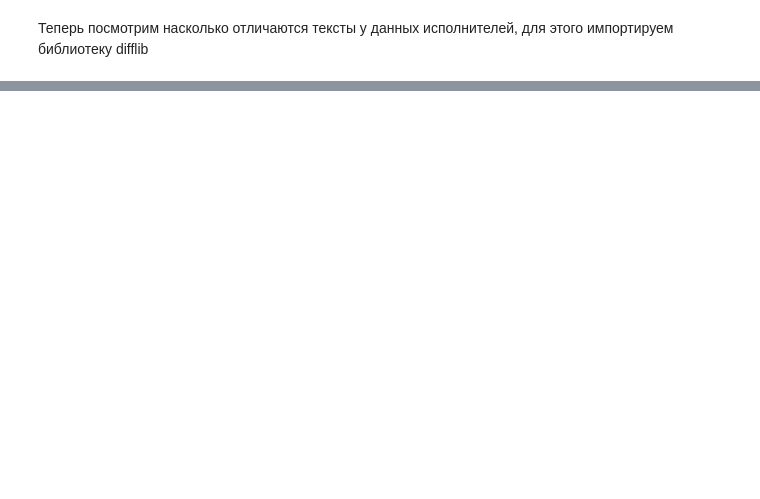
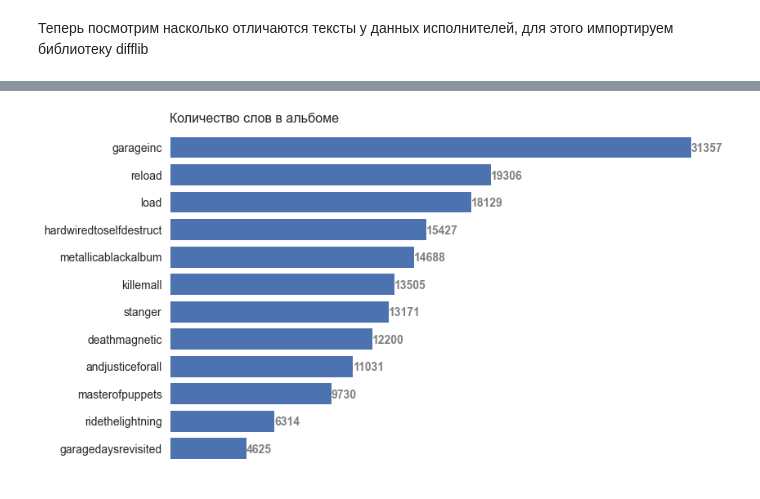
Before and after one commit to IV-1984/Data_analytics_projects, a Jupyter notebook: 5. lyrics analysis/lyrics_analysis_final.ipynb, the cells around one changed output, grey strips where cells are left out. Cells and saved outputs as stored; diff of their text form; code cells hidden in the pictures; blank space fills up the shorter version.

```diff
--- a/5. lyrics analysis/lyrics_analysis_final.ipynb
+++ b/5. lyrics analysis/lyrics_analysis_final.ipynb
@@ -161,0 +371,16 @@ plt.show()
+# %%
+#  Данная функция принимает на вход текст и возвращает леммы токенов предложения, фильтруя по стоп-словам и удаляя знаки пунктуации
+def text_processing(text, stopwords, punct):
+    text = text.lower()
+    words = wordpunct_tokenize(text) # С помощью токенизации разбиваем текст на токены
+    words = [word for word in words if word not in punct] # Удаляем знаки пунктуации
+    words = [word for word in words if word not in stopwords] # Удаляем стопслова
+    new_text = ','.join(words)
+    mystem = Mystem()
+    new_text = mystem.lemmatize(new_text) # лемматизируем текст
+    return new_text
+# %%
+# пропустим список обработанных альбомов через данную функцию
+metallica_lemm_text_list = []
+for i in range (0, len(list_albums)):
+    metallica_lemm_text_list.append(text_processing(list_albums[i], stopwords_list, punctuations))
@@ -161,0 +398,30 @@ plt.show()
+# %%
+# посчитаем количество слов в альбоме
+count_word_in_album = {}
+for i in range (0, len(list_albums)):
+         count_word_in_album[len(list_albums[i])] = albums_clean[i]
+count_word_in_album
+
+#  создадим и отсортируем датафрейм
+count_word_df = pd.DataFrame(count_word_in_album.keys(), index=count_word_in_album.values(),columns=['word_count'])
+count_word_df = count_word_df.sort_values(by = 'word_count', ascending=True)
+# %%
+# построим диаграмму barh
+sns.set_theme(style="whitegrid")
+labels = count_word_df.index
+data = count_word_df['word_count']
+fig, ax = plt.subplots(figsize=(12,8))
+plt.barh(labels, data,  height=0.8, color='b')
+ax.grid()
+ax.spines['top'].set_visible(False)
+ax.spines['right'].set_visible(False)
+ax.spines['bottom'].set_visible(False)
+ax.spines['left'].set_visible(False)
+plt.yticks(fontsize = 14)
+plt.xticks([])
+ax.set_title('Количество слов в альбоме',fontsize = 16,loc='left', y=0.98)
+for i, v in enumerate(data):
+    ax.text(v + 0.15 , i - 0.16 , str(v), color='grey', fontsize = 14, fontweight='bold')
+plt.show()
+# %% [output]
+[figure, added]
```
Also changed, not shown: parts of 34 cells of this notebook.
